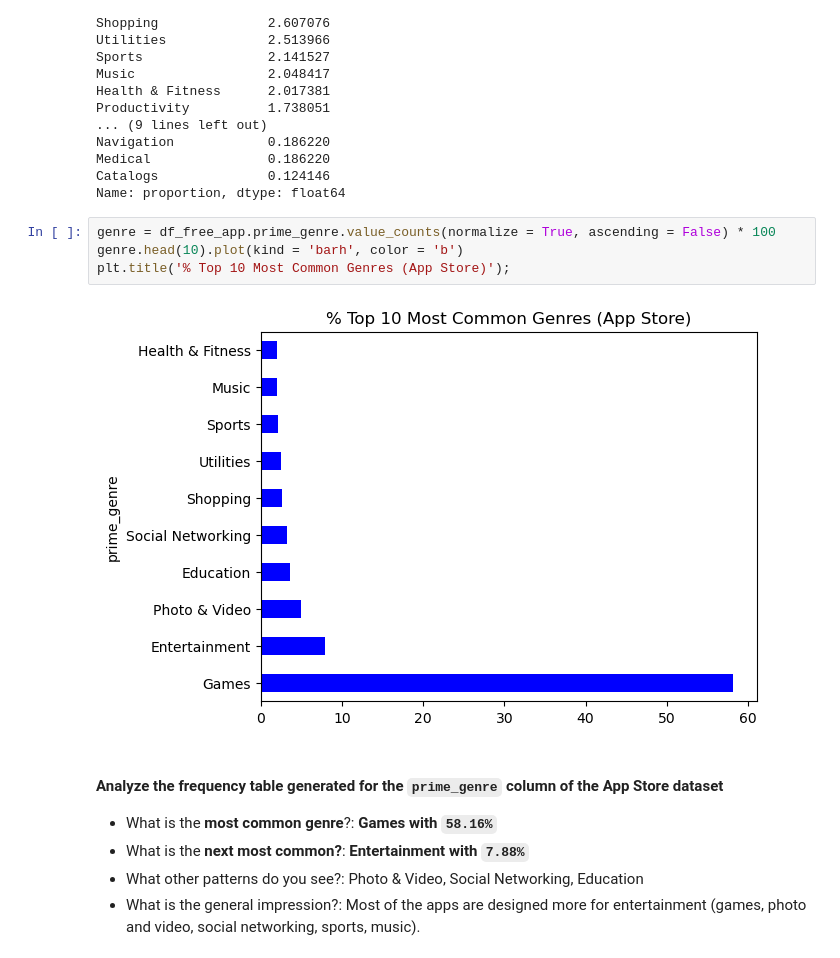
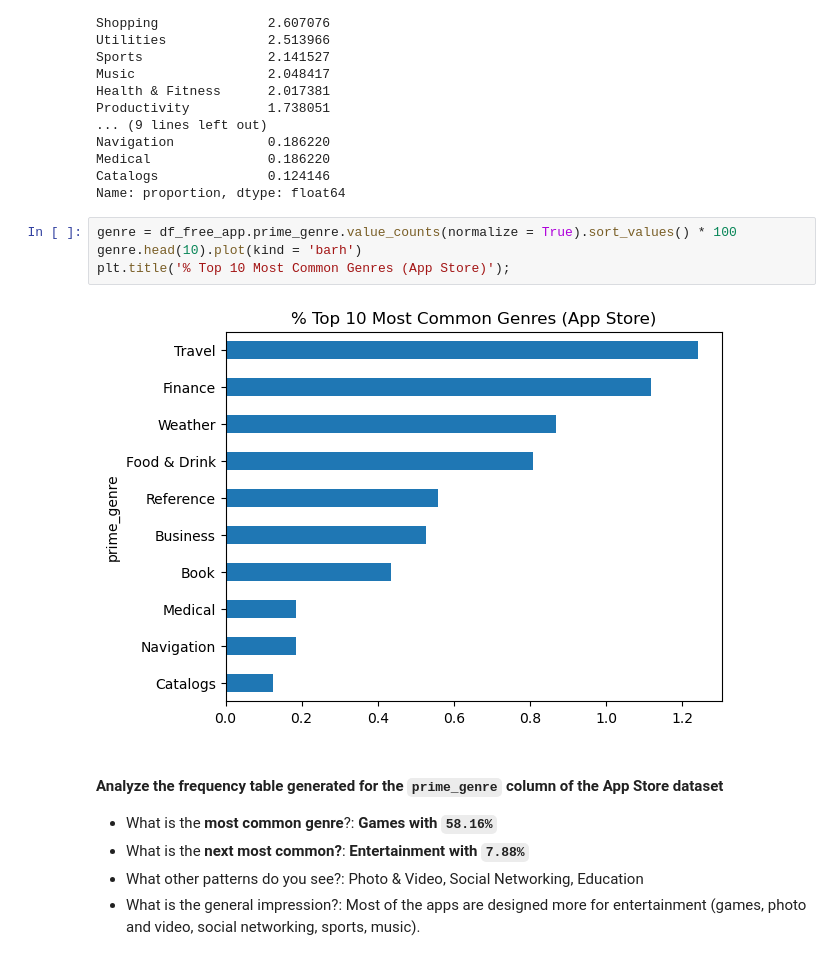
Before and after one commit to CyprianFusi/App-Profiles-for-the-App-Store-and-Google-Play-Markets-using-Pandas, a Jupyter notebook: Profitable_App_Profiles_for_the_AppStore_and_GooglePlay_Markets_pandas.ipynb, the cells around one changed output. Drawn from its saved outputs; the diff is of its cells as text.

```diff
--- a/Profitable_App_Profiles_for_the_AppStore_and_GooglePlay_Markets_pandas.ipynb
+++ b/Profitable_App_Profiles_for_the_AppStore_and_GooglePlay_Markets_pandas.ipynb
@@ -146,11 +146,11 @@ Medical               0.186220
 Catalogs              0.124146
 Name: proportion, dtype: float64
 # %%
-genre = df_free_app.prime_genre.value_counts(normalize = True, ascending = False) * 100
-genre.head(10).plot(kind = 'barh', color = 'b')
+genre = df_free_app.prime_genre.value_counts(normalize = True).sort_values() * 100
+genre.head(10).plot(kind = 'barh')
 plt.title('% Top 10 Most Common Genres (App Store)');
 # %% [output]
-[figure, old version]
+[figure, new version]
 # %% [markdown]
 #### Analyze the frequency table generated for the `prime_genre` column of the App Store dataset
 * What is the **most common genre**?: **Games with `58.16%`**
```
Also changed, not shown: parts of 7 cells of this notebook.
